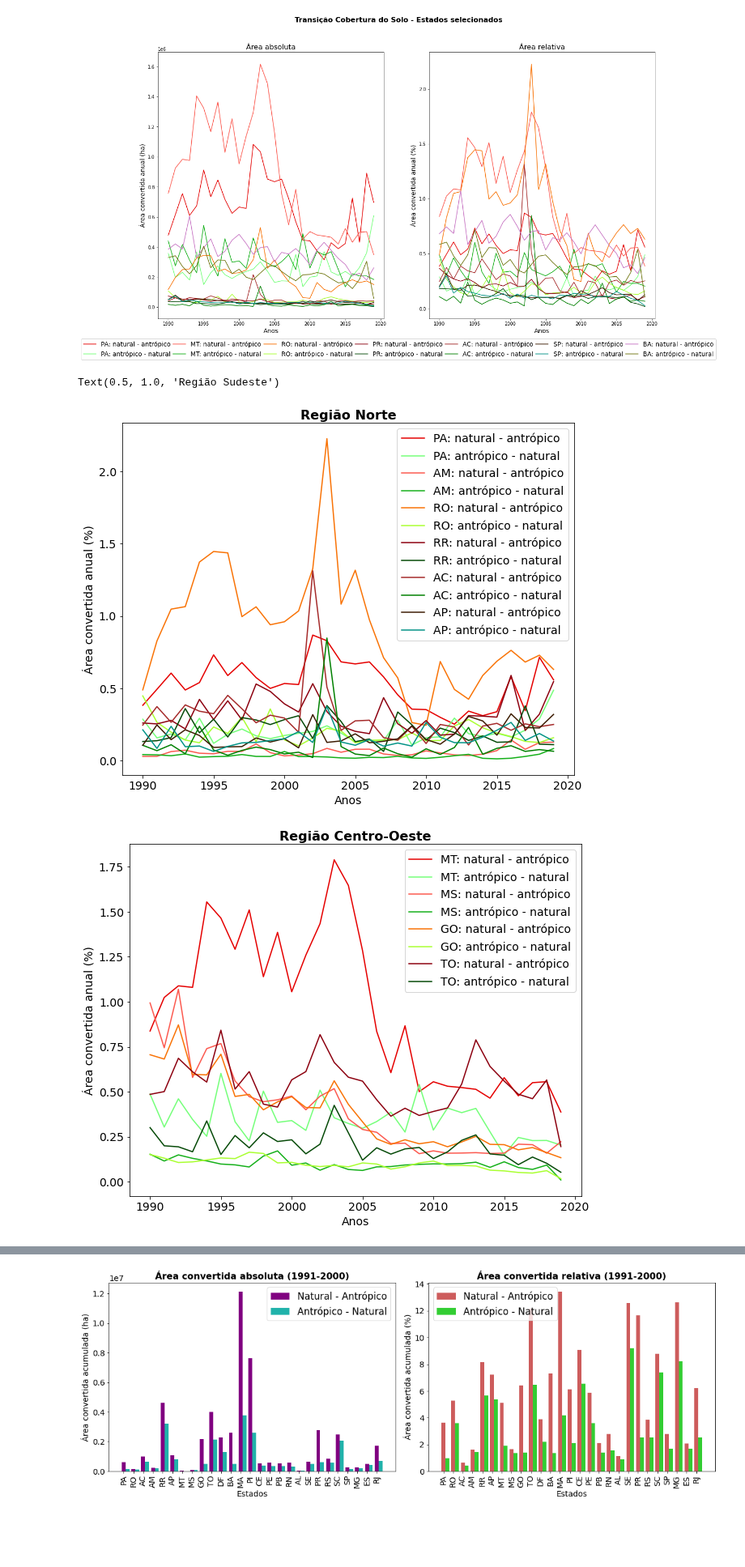
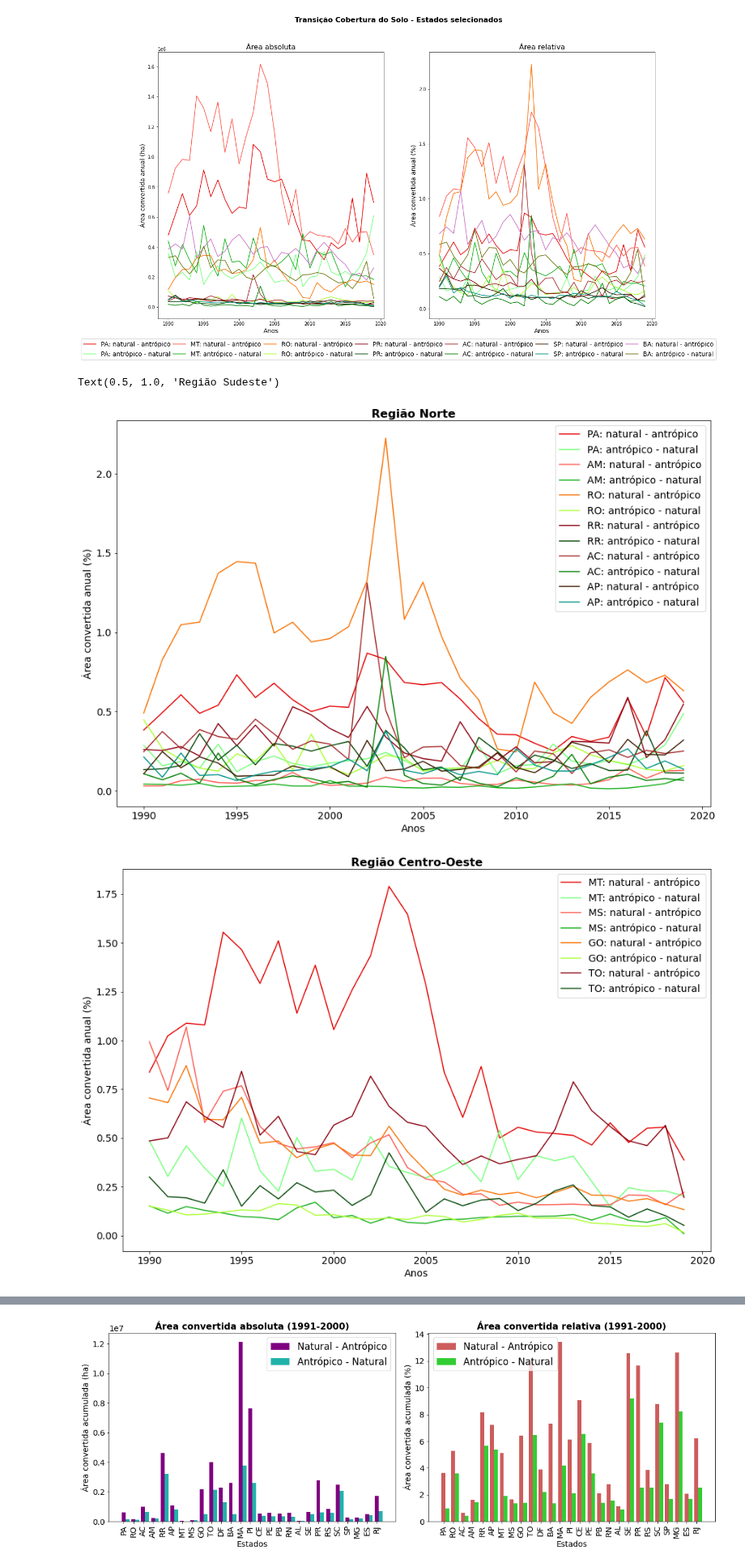
Before and after one commit to Rafaeco/Rafaeco, a Jupyter notebook: Projeto_Final_Dev.ipynb, the cells around one changed output, grey strips where cells are left out. Shown at 81% size. Cells and saved outputs as stored; diff of their text form; code cells hidden in the pictures; blank space fills up the shorter version.

```diff
--- a/Projeto_Final_Dev.ipynb
+++ b/Projeto_Final_Dev.ipynb
@@ -220,7 +182,7 @@ plt.show()
 #Estados da Regiao Norte (PA, RO, AC, AM, RR, AP)
 
 
-plt.figure(figsize=(10,8))
+plt.figure(figsize=(15,10))
 
 plt.plot(df_ntan.loc['PA'].ano, df_ntan.loc['PA'].area1, label='PA: natural - antrópico', color='xkcd:red')
 plt.plot(df_annt.loc['PA'].ano, df_annt.loc['PA'].area1, label='PA: antrópico - natural', color='xkcd:lightgreen')
@@ -252,7 +214,7 @@ plt.title('Região Norte', fontsize=16, fontweight= 'bold', loc='center', pad=4)
 #Estados da Regiao Centro Oeste (MT, MS, GO, TO)
 
 
-plt.figure(figsize=(10,8))
+plt.figure(figsize=(15,10))
 
 plt.plot(df_ntan.loc['MT'].ano, df_ntan.loc['MT'].area1, label='MT: natural - antrópico', color='xkcd:red')
 plt.plot(df_annt.loc['MT'].ano, df_annt.loc['MT'].area1, label='MT: antrópico - natural', color='xkcd:lightgreen')
@@ -323,7 +285,7 @@ plt.title('Região Nordeste', fontsize=16, fontweight= 'bold', loc='center', pad
 #Estados da Regiao Sul (RS, PR, SC)
 
 
-plt.figure(figsize=(10,8))
+plt.figure(figsize=(15,10))
 
 plt.plot(df_ntan.loc['SC'].ano, df_ntan.loc['SC'].area1, label='SC: natural - antrópico', color='xkcd:red')
 plt.plot(df_annt.loc['SC'].ano, df_annt.loc['SC'].area1, label='SC: antrópico - natural', color='xkcd:lightgreen')
@@ -338,34 +300,34 @@ plt.plot(df_annt.loc['RS'].ano, df_annt.loc['RS'].area1, label='RS: antrópico -
 plt.legend()
 plt.xlabel('Anos')
 plt.ylabel('Área convertida anual (%)')
 
 plt.title('Região Sul', fontsize=16, fontweight= 'bold', loc='center', pad=4)
 
 
 #Estados da Regiao Sudeste (SP, RJ, MG, ES)
 
 
-plt.figure(figsize=(10,8))
+plt.figure(figsize=(15,10))
 
 plt.plot(df_ntan.loc['SP'].ano, df_ntan.loc['SP'].area1, label='SP: natural - antrópico', color='xkcd:red')
 plt.plot(df_annt.loc['SP'].ano, df_annt.loc['SP'].area1, label='SP: antrópico - natural', color='xkcd:lightgreen')
 
 plt.plot(df_ntan.loc['RJ'].ano, df_ntan.loc['RJ'].area1, label='RJ: natural - antrópico', color='xkcd:coral')
 plt.plot(df_annt.loc['RJ'].ano, df_annt.loc['RJ'].area1, label='RJ: antrópico - natural', color='xkcd:green')
 
 plt.plot(df_ntan.loc['ES'].ano, df_ntan.loc['ES'].area1, label='ES: natural - antrópico', color='xkcd:orange')
 plt.plot(df_annt.loc['ES'].ano, df_annt.loc['ES'].area1, label='ES: antrópico - natural', color='xkcd:lime')
 
 plt.plot(df_ntan.loc['MG'].ano, df_ntan.loc['MG'].area1, label='MG: natural - antrópico', color='indigo')
 plt.plot(df_annt.loc['MG'].ano, df_annt.loc['MG'].area1, label='MG: antrópico - natural', color='yellowgreen')
 
 plt.legend()
 plt.xlabel('Anos')
 plt.ylabel('Área convertida anual (%)')
 
 plt.title('Região Sudeste', fontsize=16, fontweight= 'bold', loc='center', pad=4)
 # %% [output]
 Text(0.5, 1.0, 'Região Sudeste')
-[figure, old version]
+[figure, new version]
-[figure, old version]
+[figure, new version]
 [figure]
```
Also changed, not shown: parts of 25 cells of this notebook.
